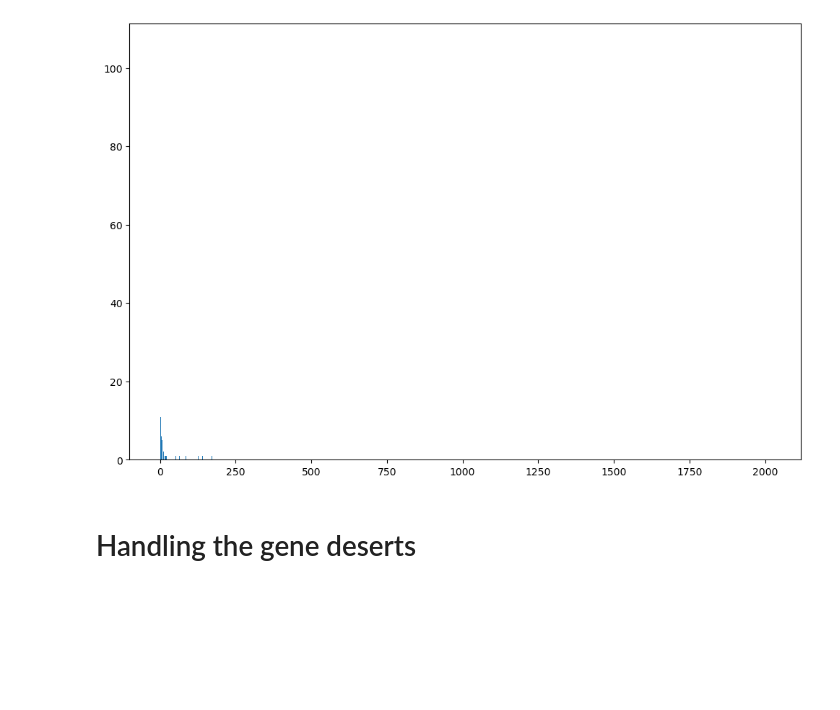
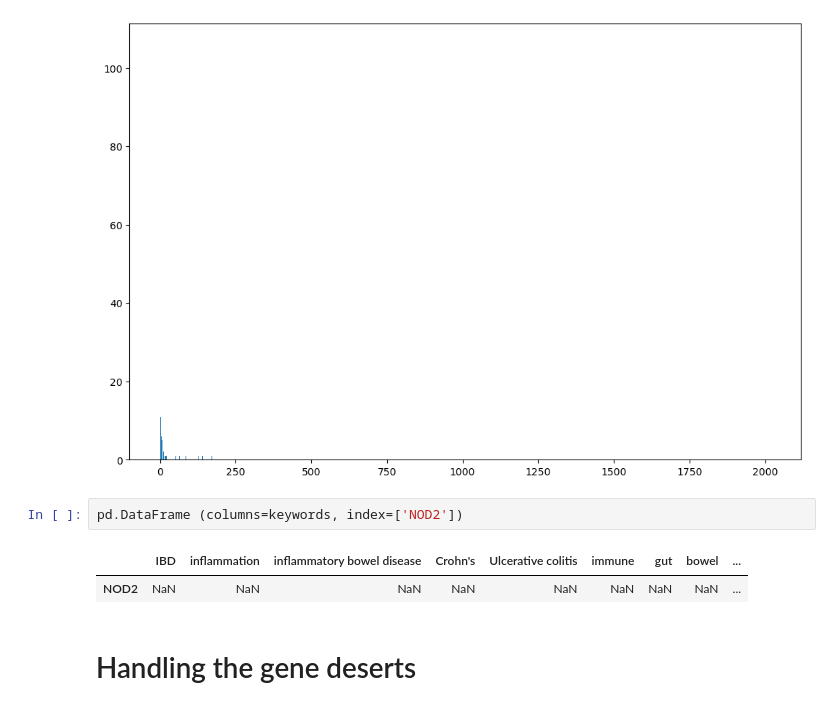
Before and after one commit to Tobi1kenobi/locus-focus, a Jupyter notebook: LocusFocusNotebook.ipynb, the cells around one changed output. Cells and saved outputs as stored; diff of their text form; blank space fills up the shorter version.

```diff
--- a/LocusFocusNotebook.ipynb
+++ b/LocusFocusNotebook.ipynb
@@ -168,6 +162,11 @@ plt.hist(plot_data,bins=int(np.max(plot_data)))
         2.018e+03]),
  <BarContainer object of 2018 artists>)
 [figure]
+# %%
+pd.DataFrame (columns=keywords, index=['NOD2'])
+# %% [output]
+|  | IBD | inflammation | inflammatory bowel disease | Crohn's | Ulcerative colitis | immune | gut | bowel | ... |
+| NOD2 | NaN | NaN | NaN | NaN | NaN | NaN | NaN | NaN | ... |
 # %% [markdown]
 # Handling the gene deserts
 # %% [markdown]
```
Also changed, not shown: parts of 6 cells of this notebook, 3 other files.
